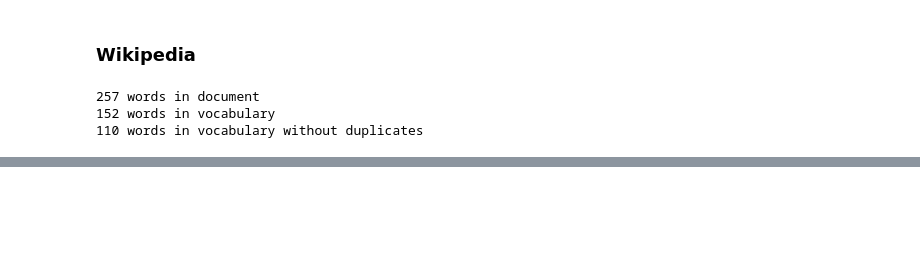
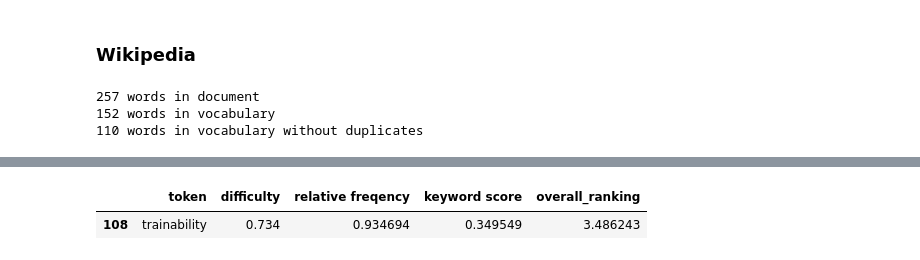
Before and after one commit to OshFrosch/Vocabulary-Predictor, a Jupyter notebook: src/notebooks/Pipeline Notebook.ipynb, the cells around one changed output, grey strips where cells are left out. Cells and saved outputs as stored; diff of their text form; code cells hidden in the pictures; blank space fills up the shorter version.

Commit message:
changed keyword parameter

```diff
--- a/src/notebooks/Pipeline Notebook.ipynb
+++ b/src/notebooks/Pipeline Notebook.ipynb
@@ -274,10 +274,10 @@ def df_from_doc(doc):
     data = []
     for token in doc:
         if not token._.is_excluded:
-            data.append((token, token.lemma_, token._.appearance, token._.difficulty, token._.relativ_freq, token._.keyword_score))
-    df = pd.DataFrame(data, columns=['token', 'lemma', 'appearance', 'difficulty', 'relative freqency', 'keyword score'])
+            data.append((token, token._.difficulty, token._.relativ_freq, token._.keyword_score))
+    df = pd.DataFrame(data, columns=['token',  'difficulty', 'relative freqency', 'keyword score'])
 
-    df[['difficulty_rank', 'keyword_rank']] = df[['difficulty', 'keyword score']].rank(ascending=False)
+    # df[['difficulty_rank', 'keyword_rank']] = df[['difficulty', 'keyword score']].rank(ascending=False)
 
     df['overall_ranking'] = 3 * df['difficulty'] + df['relative freqency'] + df['keyword score']
 
@@ -470,3 +470,8 @@ Can you translate this word:   heterogeneous   [y/n]  n
 | 62 | symbolic | symbolic | 1 | 0.551 | 0.002753 | 0.420414 | 23.0 | ... |
 | 98 | universality | universality | 1 | 0.675 | 0.028168 | 0.000000 | 8.0 | ... |
 | 32 | translation | translation | 1 | 0.492 | 0.000812 | 0.564295 | 45.0 | ... |
+# %%
+df[1:2]
+# %% [output]
+|  | token | difficulty | relative freqency | keyword score | overall_ranking |
+| 108 | trainability | 0.734 | 0.934694 | 0.349549 | 3.486243 |
```
Also changed, not shown: 1 other file.
